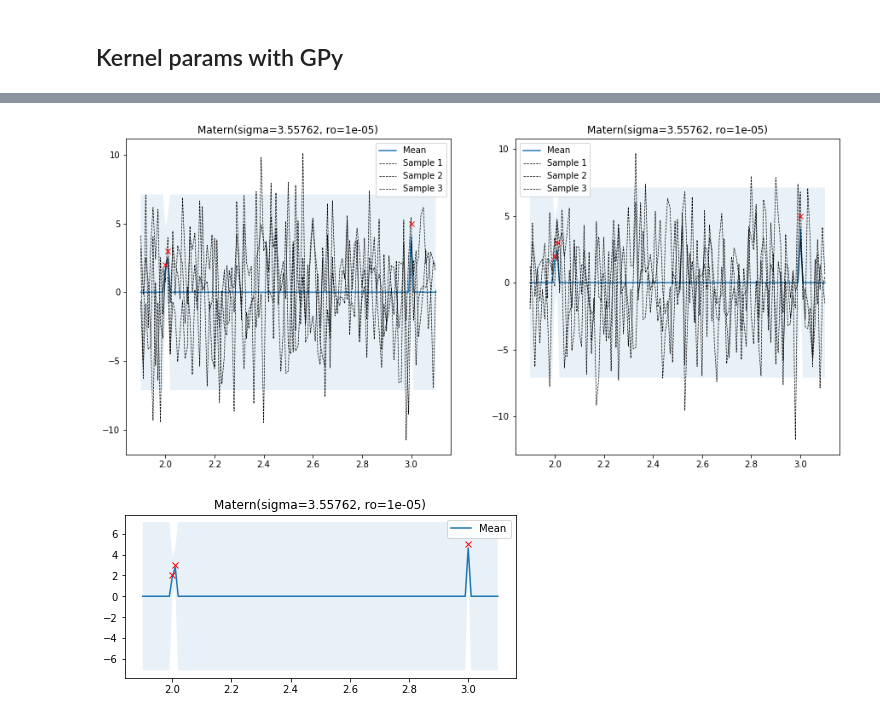
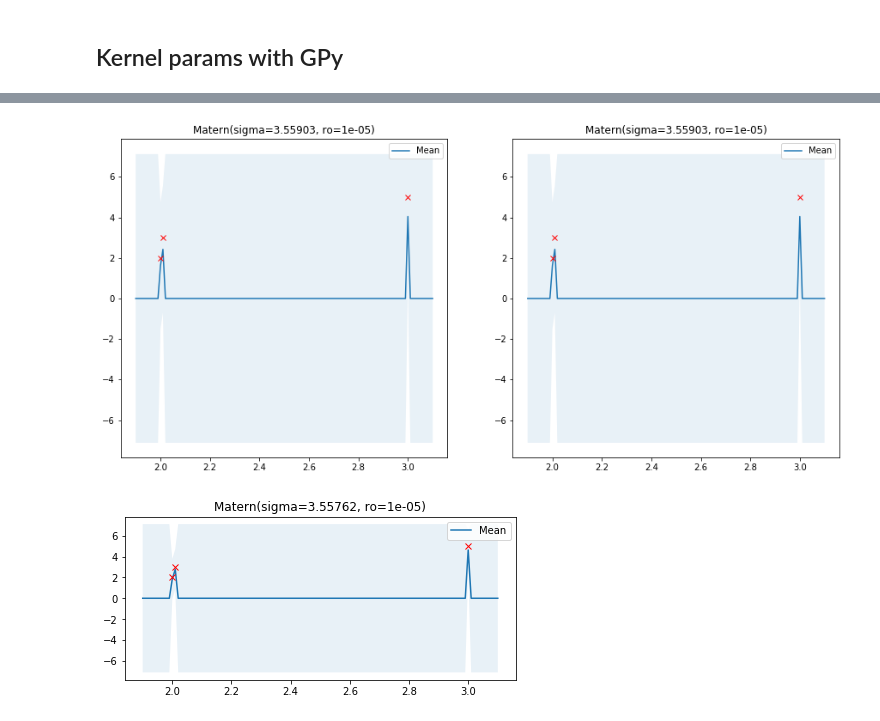
Before and after one commit to darthdeus/bopt, a Jupyter notebook: GP playground.ipynb, the cells around one changed output, grey strips where cells are left out. Saved outputs shown, nothing was run; the diff lists cells and outputs as text; code cells hidden in the pictures.

Commit message:
Lots of cleanup & better plotting

```diff
--- a/GP mojeopt.ipynb
+++ b/GP playground.ipynb
@@ -195,24 +192,24 @@ m.plot()
 # %%
 params = [0.1, 0.3]#, 0.6, 0.9]
 
 #X_train = np.array([0, 0.02, 0.05, 0.3, 0.4,1,1.1,1.2,1.3,1.4,2,3,4])
 X_train = np.array([2,2.01,3])#, 0.02, 0.05, 0.3, 0.4,1,2,3,4])
 y_train = np.array([2,3,5])
 # y_train[1] = .6
 # y_train[2] = 1
 
 X = np.arange(min(X_train) - 0.1, max(X_train) + 0.1, step=0.01)
 gp = GaussianProcess(noise=3, kernel=Matern())
 
 plt.figure(figsize=(15,15))
 for i, l in enumerate(params):
     num_rows = len(params) // 2 + 1
 
     plt.subplot(num_rows, 2, i+1)
 
-    gp.with_kernel_params([l, 1]).fit(X_train, y_train).optimize_kernel().posterior(X).plot_posterior(figure=False)
+    gp.with_kernel_params([l, 1]).fit(X_train, y_train).optimize_kernel().posterior(X).plot_posterior(figure=False, num_samples=0)
 # %% [output]
-[figure, old version]
+[figure, new version]
 # %%
 gp = GaussianProcess(noise=1, kernel=Matern()).fit(X_train, y_train).optimize_kernel().posterior(X).plot_posterior(num_samples=0)
 # %% [output]
```
Also changed, not shown: parts of 4 cells of this notebook, 4 other files.
